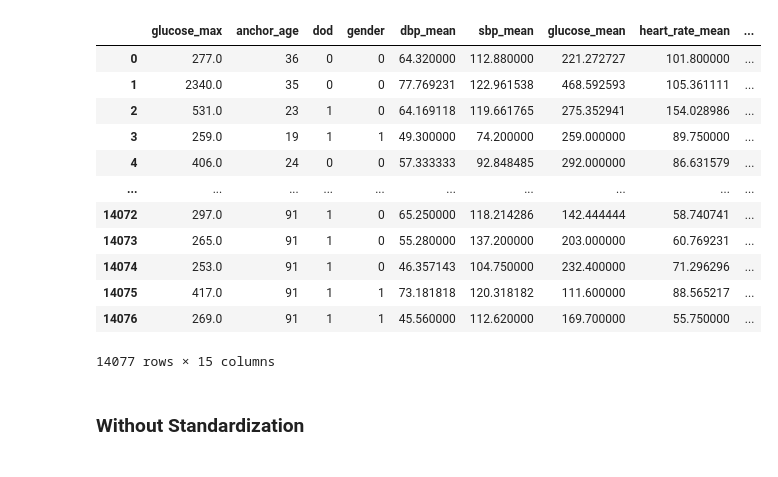
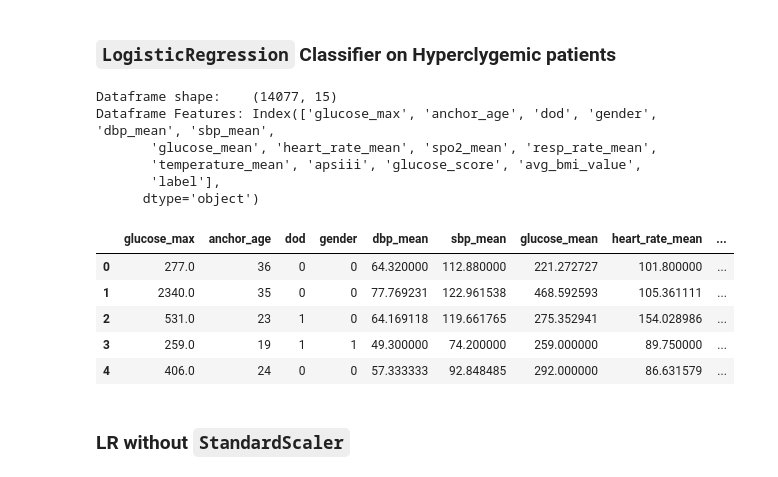
Before and after one commit to Kukaheadla/COMP90089_group_project, a Jupyter notebook: models/logistic_regression_imbalanced.ipynb, the cells around one changed output. Saved outputs shown, nothing was run; the diff lists cells and outputs as text; code cells hidden in the pictures.

```diff
--- a/models/logistic_regression_imbalanced.ipynb
+++ b/models/logistic_regression_imbalanced.ipynb
@@ -15,23 +20,28 @@ SEED = 90089
+# %% [markdown]
+### `LogisticRegression` Classifier on Hyperclygemic patients
 # %%
 # Read data
 patient_df = pd.read_csv('../data/hyperglycemic_patients_w_categories.csv', usecols=list(range(3,18)))
-patient_df
+
+# Previewing data
+print("Dataframe shape:   ", patient_df.shape)
+print("Dataframe Features:", patient_df.columns)
+patient_df.head()
 # %% [output]
+Dataframe shape:    (14077, 15)
+Dataframe Features: Index(['glucose_max', 'anchor_age', 'dod', 'gender', 'dbp_mean', 'sbp_mean',
+       'glucose_mean', 'heart_rate_mean', 'spo2_mean', 'resp_rate_mean',
+       'temperature_mean', 'apsiii', 'glucose_score', 'avg_bmi_value',
+       'label'],
+      dtype='object')
 |  | glucose_max | anchor_age | dod | gender | dbp_mean | sbp_mean | glucose_mean | heart_rate_mean | ... |
 | 0 | 277.0 | 36 | 0 | 0 | 64.320000 | 112.880000 | 221.272727 | 101.800000 | ... |
 | 1 | 2340.0 | 35 | 0 | 0 | 77.769231 | 122.961538 | 468.592593 | 105.361111 | ... |
 | 2 | 531.0 | 23 | 1 | 0 | 64.169118 | 119.661765 | 275.352941 | 154.028986 | ... |
 | 3 | 259.0 | 19 | 1 | 1 | 49.300000 | 74.200000 | 259.000000 | 89.750000 | ... |
 | 4 | 406.0 | 24 | 0 | 0 | 57.333333 | 92.848485 | 292.000000 | 86.631579 | ... |
-| ... | ... | ... | ... | ... | ... | ... | ... | ... | ... |
-| 14072 | 297.0 | 91 | 1 | 0 | 65.250000 | 118.214286 | 142.444444 | 58.740741 | ... |
-| 14073 | 265.0 | 91 | 1 | 0 | 55.280000 | 137.200000 | 203.000000 | 60.769231 | ... |
-| 14074 | 253.0 | 91 | 1 | 0 | 46.357143 | 104.750000 | 232.400000 | 71.296296 | ... |
-| 14075 | 417.0 | 91 | 1 | 1 | 73.181818 | 120.318182 | 111.600000 | 88.565217 | ... |
-| 14076 | 269.0 | 91 | 1 | 1 | 45.560000 | 112.620000 | 169.700000 | 55.750000 | ... |
-14077 rows × 15 columns
-# %% [markdown]
-### Without Standardization
+# %% [markdown]
+### LR without `StandardScaler`
 # %%
 # Data split
 X = patient_df.loc[:, patient_df.columns != 'label']
```
Also changed, not shown: parts of 17 cells of this notebook, 1 other file.
